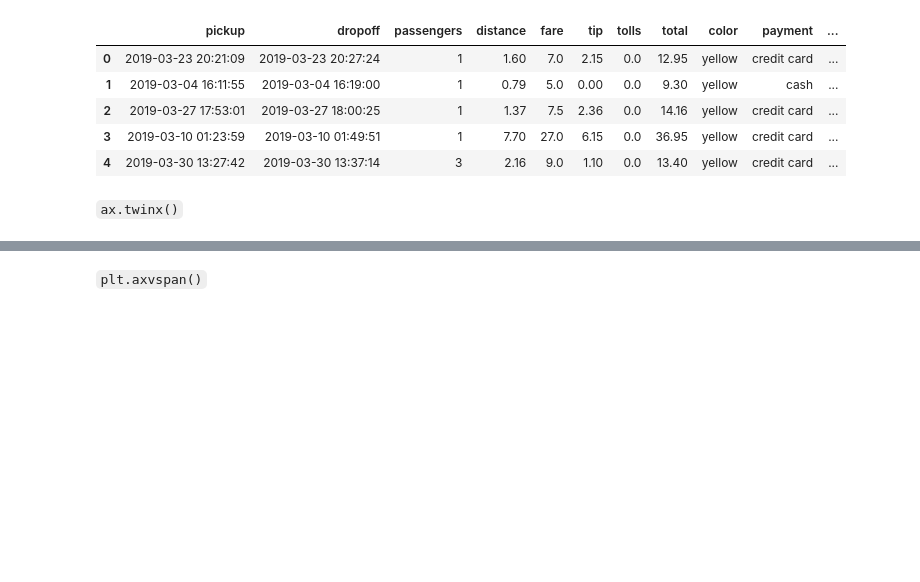
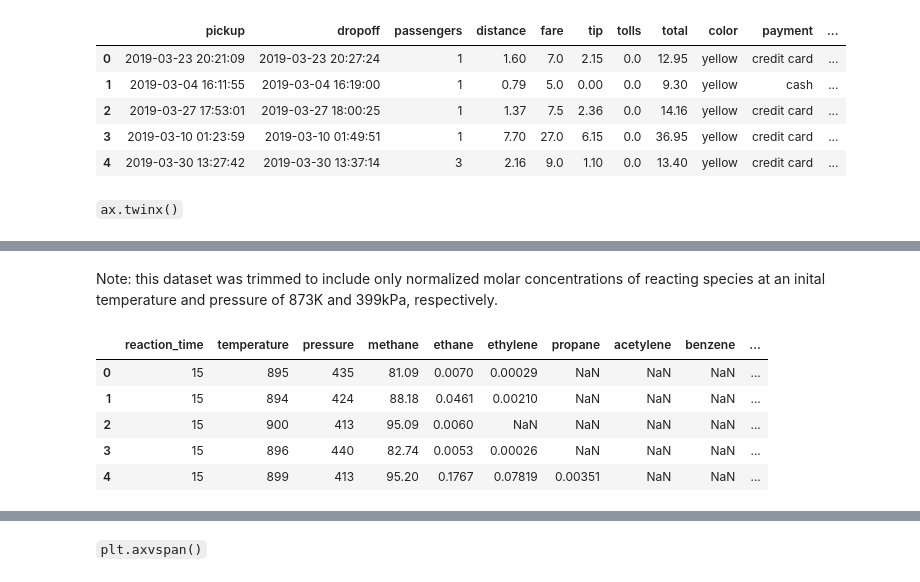
Before and after one commit to jkantorow/nucommlab-datavis-workshop, a Jupyter notebook: day-3/using_seaborn_and_matplotlib_together.ipynb, the cells around one changed output, grey strips where cells are left out. Saved outputs shown, nothing was run; the diff lists cells and outputs as text; code cells hidden in the pictures; blank space fills up the shorter version.

```diff
--- a/day-3/using_seaborn_and_matplotlib_together.ipynb
+++ b/day-3/using_seaborn_and_matplotlib_together.ipynb
@@ -92,0 +117,14 @@ df = sns.load_dataset('taxis')
+# %% [markdown]
+Note: this dataset was trimmed to include only normalized molar concentrations of reacting species at an inital temperature and pressure of 873K and 399kPa, respectively.
+# %%
+import pandas as pd
+
+df = pd.read_csv('methane_pyrolysis_873K_399kPa_normalized_Tatum_J_et_al.csv')
+df.head()
+# %% [output]
+|  | reaction_time | temperature | pressure | methane | ethane | ethylene | propane | acetylene | benzene | ... |
+| 0 | 15 | 895 | 435 | 81.09 | 0.0070 | 0.00029 | NaN | NaN | NaN | ... |
+| 1 | 15 | 894 | 424 | 88.18 | 0.0461 | 0.00210 | NaN | NaN | NaN | ... |
+| 2 | 15 | 900 | 413 | 95.09 | 0.0060 | NaN | NaN | NaN | NaN | ... |
+| 3 | 15 | 896 | 440 | 82.74 | 0.0053 | 0.00026 | NaN | NaN | NaN | ... |
+| 4 | 15 | 899 | 413 | 95.20 | 0.1767 | 0.07819 | 0.00351 | NaN | NaN | ... |
```
Also changed, not shown: parts of 7 cells of this notebook.
